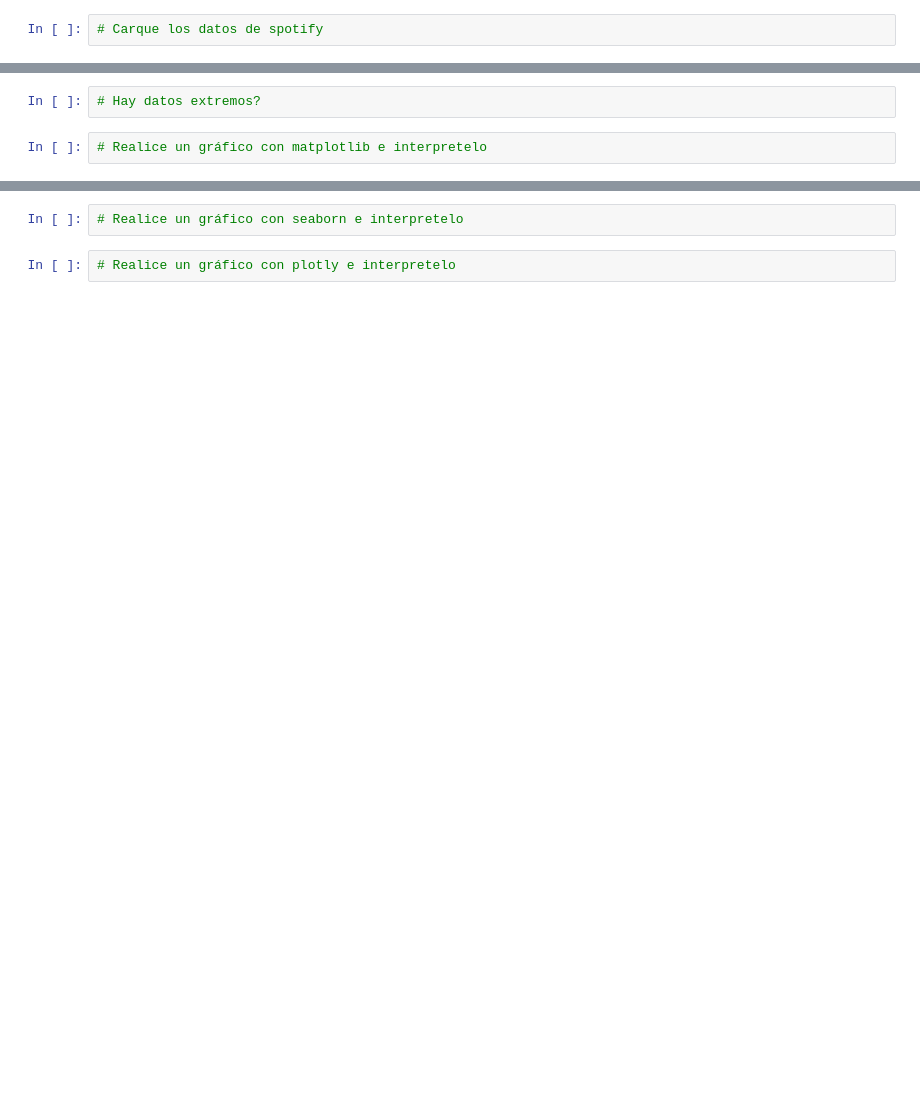
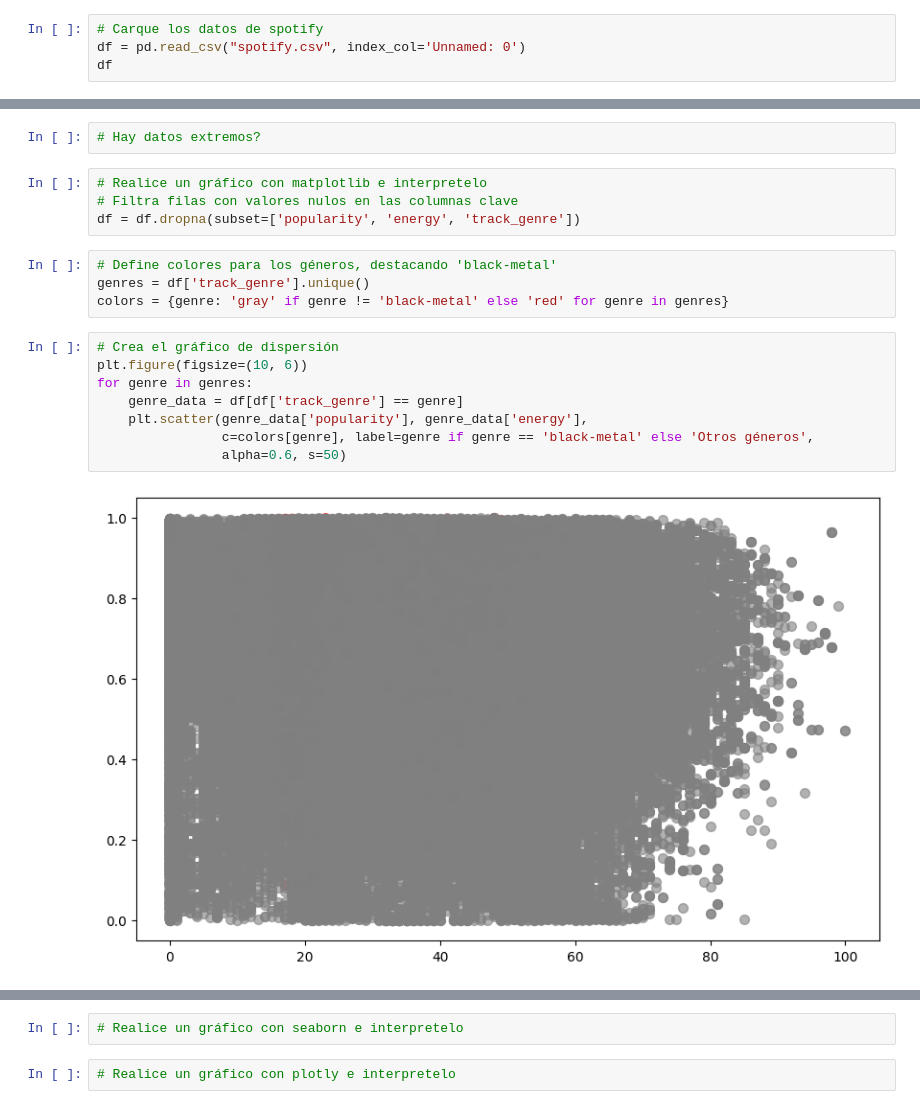
Before and after one commit to Kmpillo/Class_Analitica, a Jupyter notebook: Ejercicio_en_clase_Spotify.ipynb, the cells around one changed output, grey strips where cells are left out. Saved outputs shown, nothing was run; the diff lists cells and outputs as text; blank space fills up the shorter version.

```diff
--- a/Ejercicio_en_clase_Spotify.ipynb
+++ b/Ejercicio_en_clase_Spotify.ipynb
@@ -3,2 +11,4 @@
 # %%
 # Carque los datos de spotify
+df = pd.read_csv("spotify.csv", index_col='Unnamed: 0')
+df
@@ -20,3 +174,19 @@ En este link puede ver una descripción de los datos: https://www.kaggle.com/dat
 # Hay datos extremos?
 # %%
 # Realice un gráfico con matplotlib e interpretelo
+# Filtra filas con valores nulos en las columnas clave
+df = df.dropna(subset=['popularity', 'energy', 'track_genre'])
+# %%
+# Define colores para los géneros, destacando 'black-metal'
+genres = df['track_genre'].unique()
+colors = {genre: 'gray' if genre != 'black-metal' else 'red' for genre in genres}
+# %%
+# Crea el gráfico de dispersión
+plt.figure(figsize=(10, 6))
+for genre in genres:
+    genre_data = df[df['track_genre'] == genre]
+    plt.scatter(genre_data['popularity'], genre_data['energy'],
+                c=colors[genre], label=genre if genre == 'black-metal' else 'Otros géneros',
+                alpha=0.6, s=50)
+# %% [output]
+[figure, added]
```
Also changed, not shown: parts of 15 cells of this notebook.
